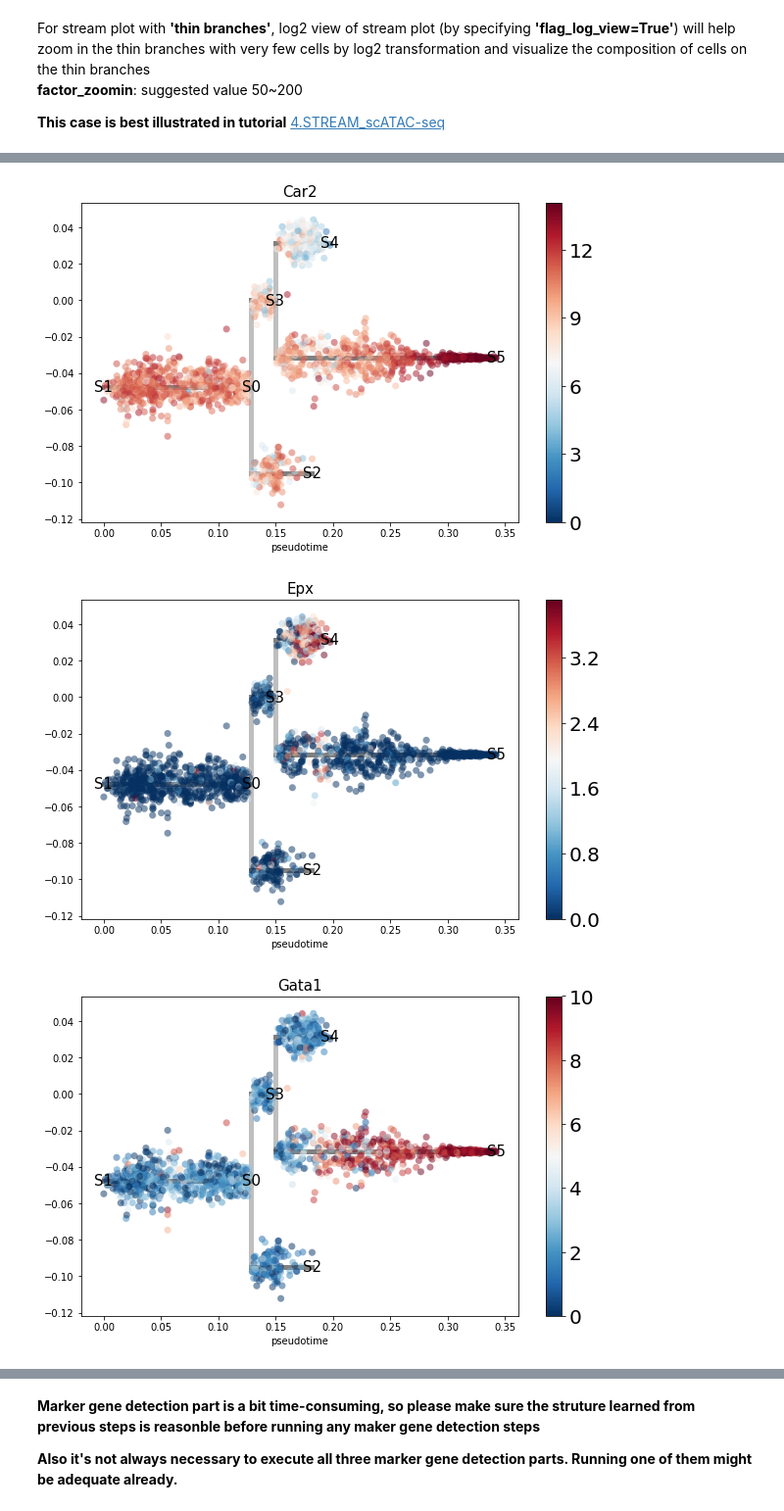
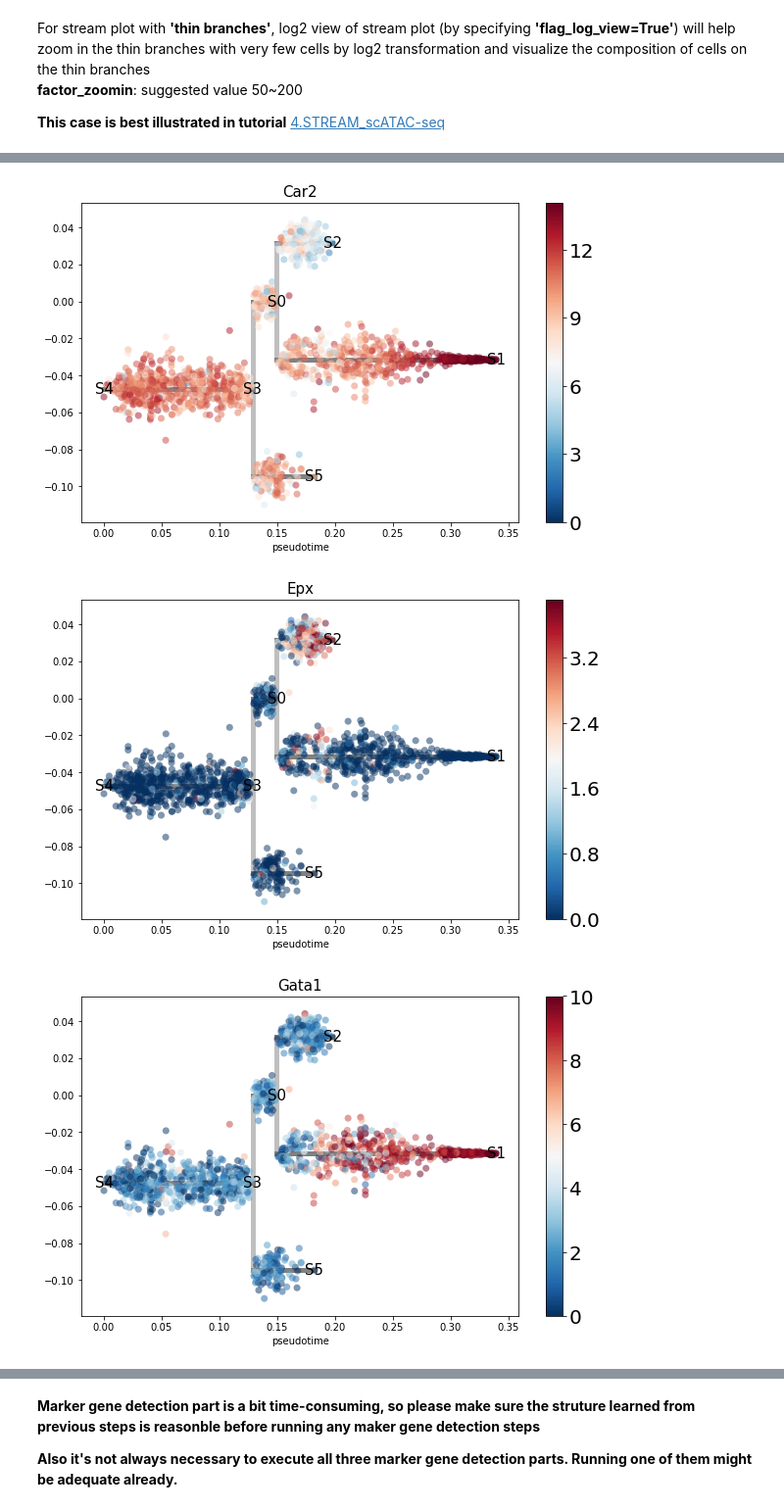
Before and after one commit to pinellolab/STREAM, a Jupyter notebook: tutorial/1.STREAM_scRNA-seq.ipynb, the cells around one changed output, grey strips where cells are left out. Shown at 98% size. Cells and saved outputs as stored; diff of their text form; code cells hidden in the pictures.

```diff
--- a/tutorial/1.STREAM_scRNA-seq.ipynb
+++ b/tutorial/1.STREAM_scRNA-seq.ipynb
@@ -292,7 +295,7 @@ Visualize genes
 # %%
-st.subwaymap_plot_gene(adata,percentile_dist=100,root='S1',preference=['S4','S5'],genes=['Gata1','Car2','Epx'])
+st.subwaymap_plot_gene(adata,percentile_dist=100,root='S4',preference=['S2','S1'],genes=['Gata1','Car2','Epx'])
 # %% [output]
-[figure, old version]
+[figure, new version]
-[figure, old version]
+[figure, new version]
-[figure, old version]
+[figure, new version]
 # %%
```
Also changed, not shown: parts of 36 cells of this notebook.
